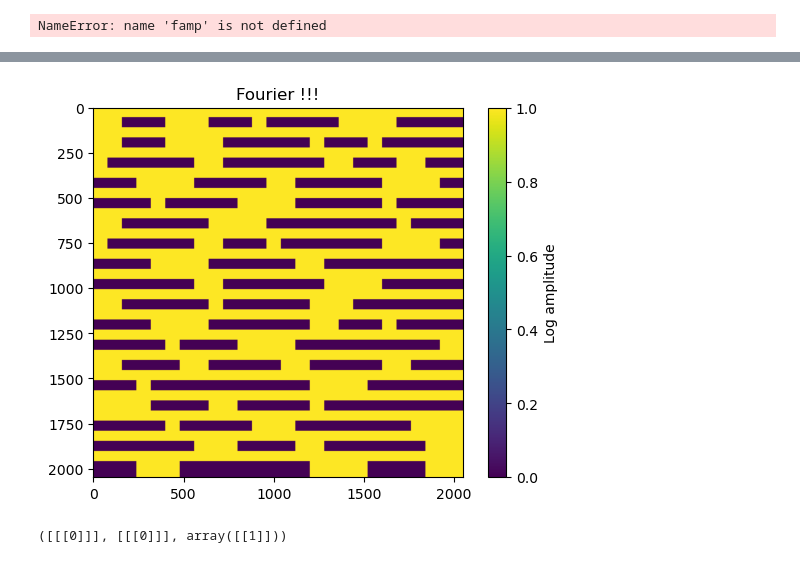
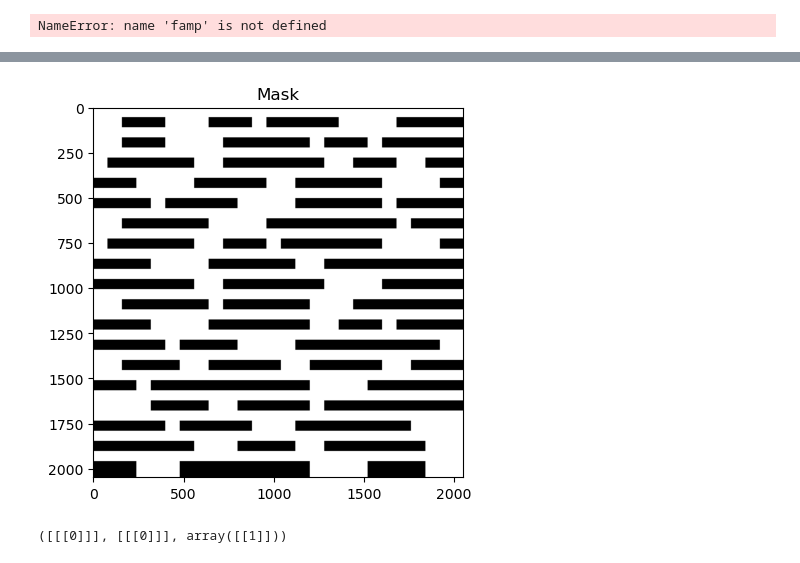
Before and after one commit to takahashi-edalab/EUVlitho, a Jupyter notebook: notebooks/electro_field.ipynb, the cells around one changed output, grey strips where cells are left out. Drawn from its saved outputs; the diff is of its cells as text; code cells hidden in the pictures.

```diff
--- a/notebooks/electro_field.ipynb
+++ b/notebooks/electro_field.ipynb
@@ -656,10 +668,10 @@ NameError: name 'famp' is not defined
 # %%
-plt.imshow(mask)
-plt.title("Fourier !!!")
-plt.colorbar(label="Log amplitude")
+plt.imshow(mask, cmap='gray')
+plt.title("Mask")
+# plt.colorbar()
 plt.show()
 # %% [output]
-[figure, old version]
+[figure, new version]
 # %%
 from src.source import source
 
```
Also changed, not shown: parts of 4 cells of this notebook, 4 other files.
